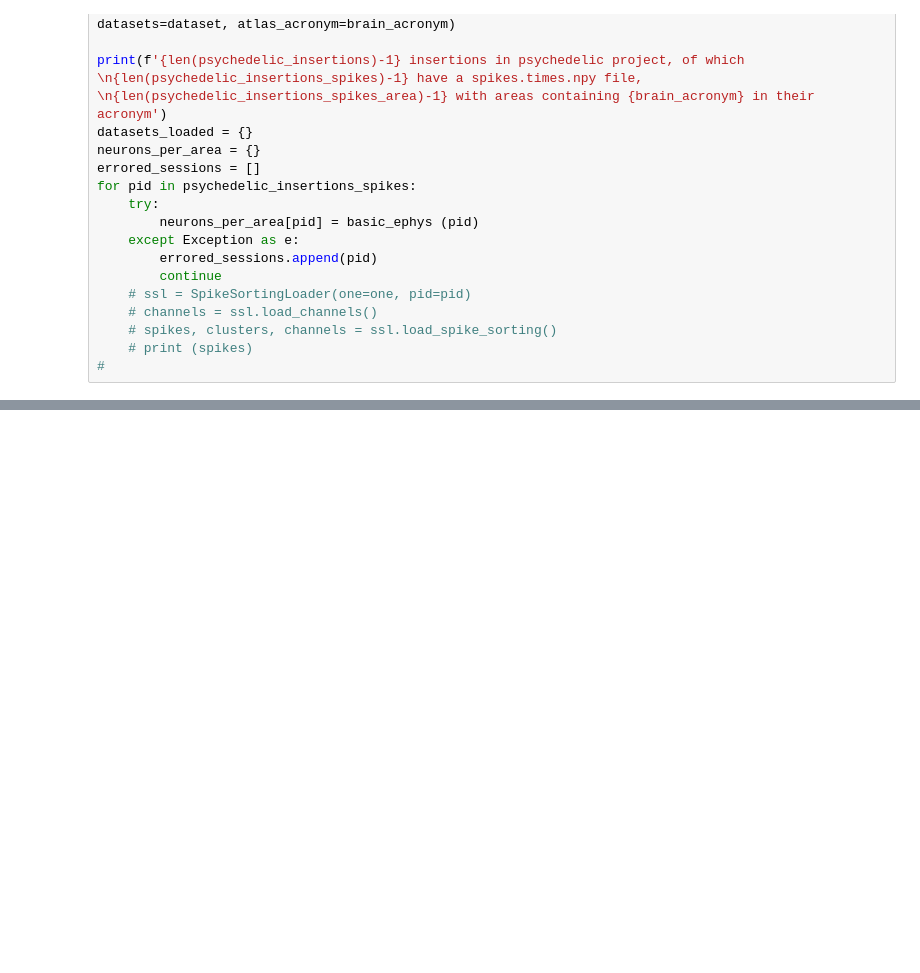
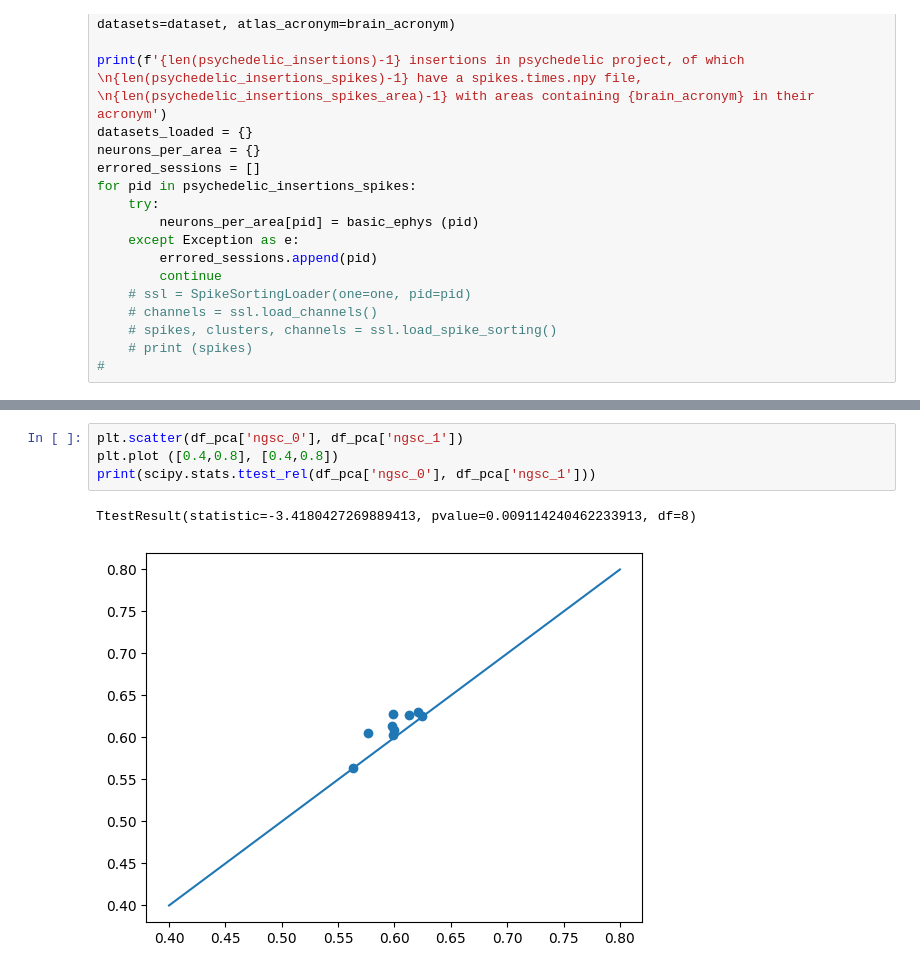
Before and after one commit to ja-94/psychedelics, a Jupyter notebook: 02_PCA.ipynb, the cells around one changed output, grey strips where cells are left out. Cells and saved outputs as stored; diff of their text form; blank space fills up the shorter version.

```diff
--- a/02_PCA.ipynb
+++ b/02_PCA.ipynb
@@ -722,0 +811,7 @@ for idx, session in df_spikes.groupby('eid'):
+# %%
+plt.scatter(df_pca['ngsc_0'], df_pca['ngsc_1'])
+plt.plot ([0.4,0.8], [0.4,0.8])
+print(scipy.stats.ttest_rel(df_pca['ngsc_0'], df_pca['ngsc_1']))
+# %% [output]
+TtestResult(statistic=-3.4180427269889413, pvalue=0.009114240462233913, df=8)
+[figure, added]
```
Also changed, not shown: parts of 12 cells of this notebook, 1 other file.
